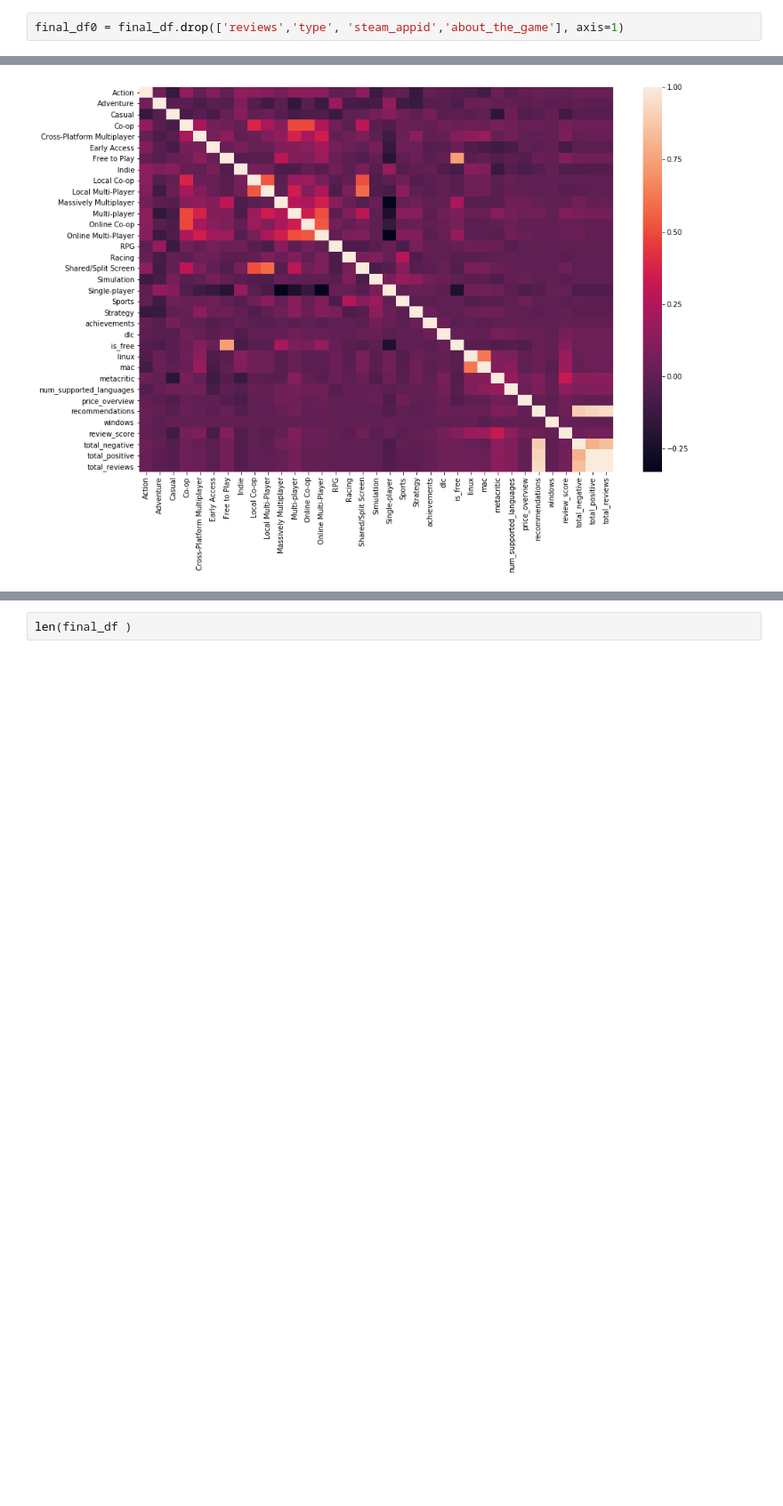
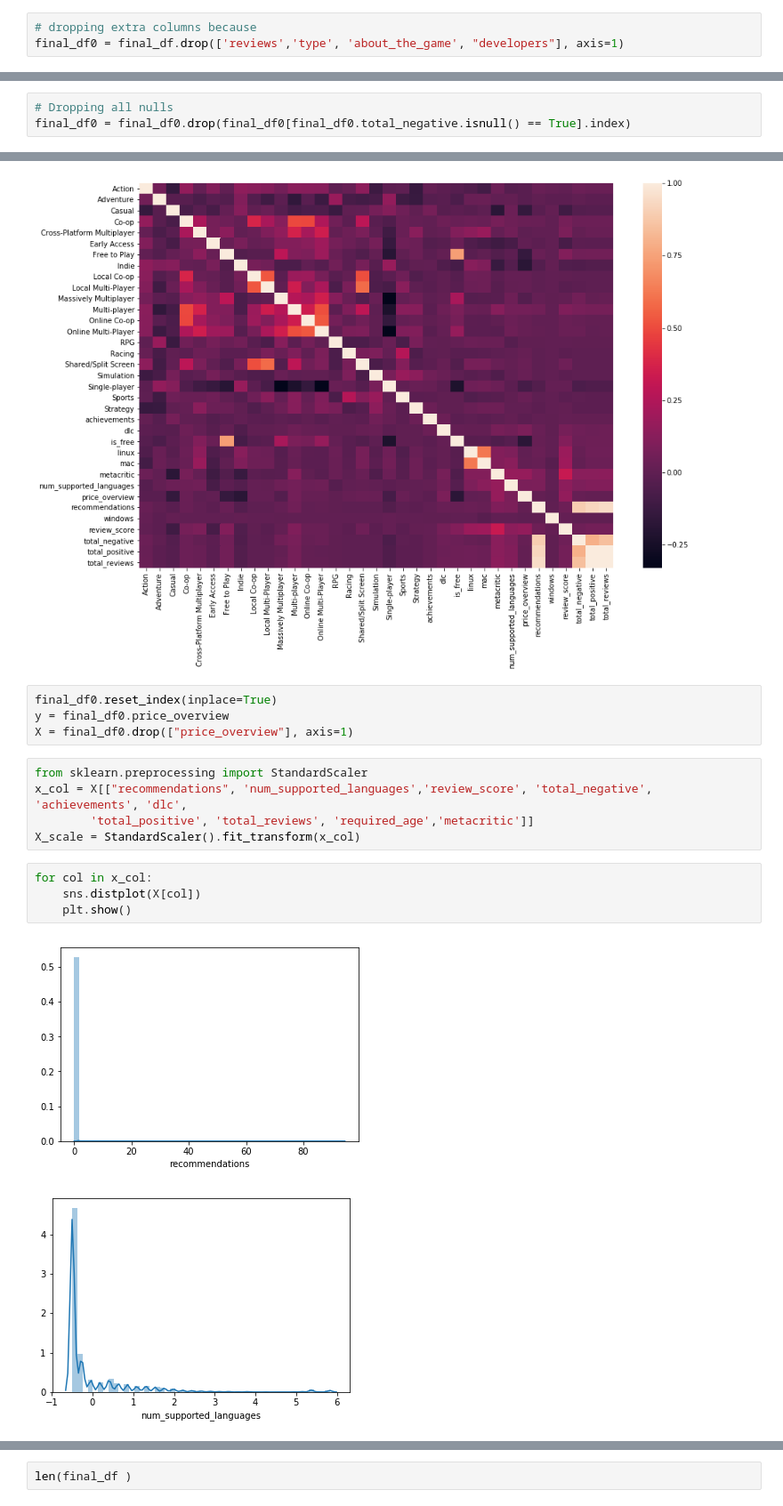
Before and after one commit to rvent/Steam_Pricing_Classification_Project, a Jupyter notebook: Mod-3-Project.ipynb, the cells around one changed output, grey strips where cells are left out. Shown: that part at 89% size. Drawn from its saved outputs; the diff is of its cells as text; blank space fills up the shorter version.

```diff
--- a/Mod-3-Project.ipynb
+++ b/Mod-3-Project.ipynb
@@ -1157,4 +586,5 @@ Index(['Action', 'Adventure', 'Casual', 'Co-op', 'Cross-Platform Multiplayer',
 # %%
-final_df0 = final_df.drop(['reviews','type', 'steam_appid','about_the_game'], axis=1)
+# dropping extra columns because
+final_df0 = final_df.drop(['reviews','type', 'about_the_game', "developers"], axis=1)
 # %%
 final_df0.drop("name", axis=1, inplace=True)
@@ -1161,3 +617,6 @@ final_df0.drop("name", axis=1, inplace=True)
+# %%
+# Dropping all nulls
+final_df0 = final_df0.drop(final_df0[final_df0.total_negative.isnull() == True].index)
 # %%
 correlations = final_df0.corr()
 plt.figure(figsize=(15,10))
@@ -1165,3 +624,19 @@ sns.heatmap(correlations)
 # %% [output]
 <matplotlib.axes._subplots.AxesSubplot at 0x...>
 [figure]
+# %%
+final_df0.reset_index(inplace=True)
+y = final_df0.price_overview
+X = final_df0.drop(["price_overview"], axis=1)
+# %%
+from sklearn.preprocessing import StandardScaler
+x_col = X[["recommendations", 'num_supported_languages','review_score', 'total_negative', 'achievements', 'dlc',
+        'total_positive', 'total_reviews', 'required_age','metacritic']]
+X_scale = StandardScaler().fit_transform(x_col)
+# %%
+for col in x_col:
+    sns.distplot(X[col])
+    plt.show()
+# %% [output]
+[figure, added]
+[figure, added]
```
Also changed, not shown: parts of 192 cells of this notebook.
